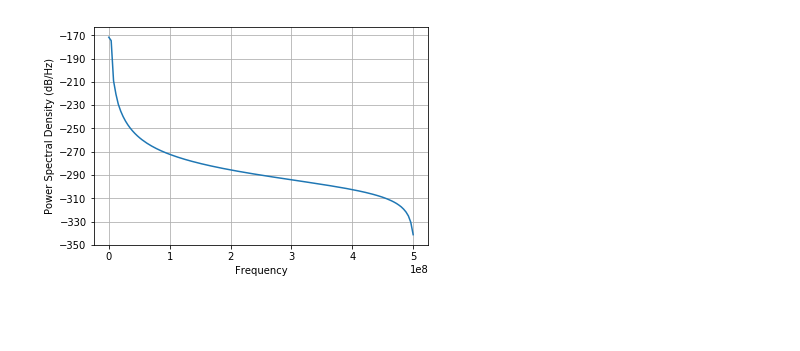
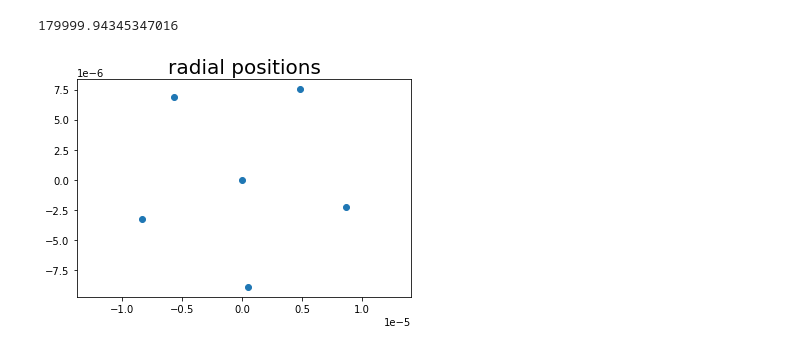
Before and after one commit to jzaris/cold-atoms-c, a Jupyter notebook: Read_output_data.ipynb, the cells around one changed output. Cells and saved outputs as stored; diff of their text form; code cells hidden in the pictures; blank space fills up the shorter version.

```diff
--- a/Read_output_data.ipynb
+++ b/Read_output_data.ipynb
@@ -258,5 +258,36 @@ plt.show()
 # %%
-plt.psd(data[:, 0, 3], Fs=10**9)
-plt.show()
+#plt.psd(data[:, 0, 3], Fs=10**9)
+#plt.show()
+
+#transform x and y coordinates to rotating frame
+
+start_step = 0
+end_step = 400000
+omegaRp = omegaR
+print(omegaRp/(2*np.pi))
+pos_rot = np.empty((end_step-start_step+1, 2, num_particles))
+for i in range(start_step, end_step+1):
+    this_x = np.array([])
+    this_y = np.array([])
+    for j in range(num_particles):
+        xx = np.cos(omegaRp*dt*i)*data[i,0,j]+np.sin(omegaRp*dt*i)*data[i,1,j] #rotation
+        yy = -np.sin(omegaRp*dt*i)*data[i,0,j]+np.cos(omegaRp*dt*i)*data[i,1,j] #rotation
+        this_x = np.append(this_x, xx)
+        this_y = np.append(this_y, yy)
+    pos_rot[i-start_step,0] =this_x
+    pos_rot[i-start_step,1] =this_y
 # %% [output]
-[figure, removed]
+179999.94345347016
+# %%
+#plot x and y in rotating frame
+ax = plt.subplot()
+step = 450 #between start_step and end_step
+ax.plot(pos_rot[step, 0, :], pos_rot[step, 1, :], 'o')
+ax.axis('equal')
+ax.set_title('radial positions', fontsize=20)
+ax.tick_params(axis='both', labelsize=10)
+ax.xaxis.offsetText.set_fontsize(10)
+ax.yaxis.offsetText.set_fontsize(10)
+ax.ticklabel_format(style='sci', scilimits = (0,0))
+# %% [output]
+[figure, added]
```
Also changed, not shown: parts of 5 cells of this notebook, 2 other files.
